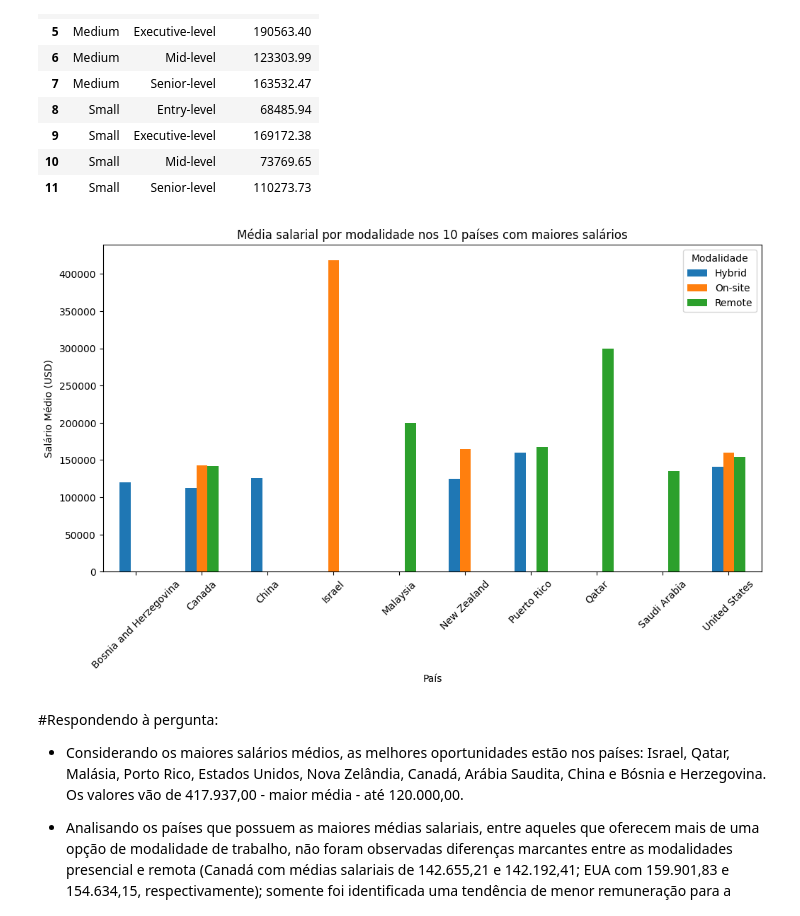
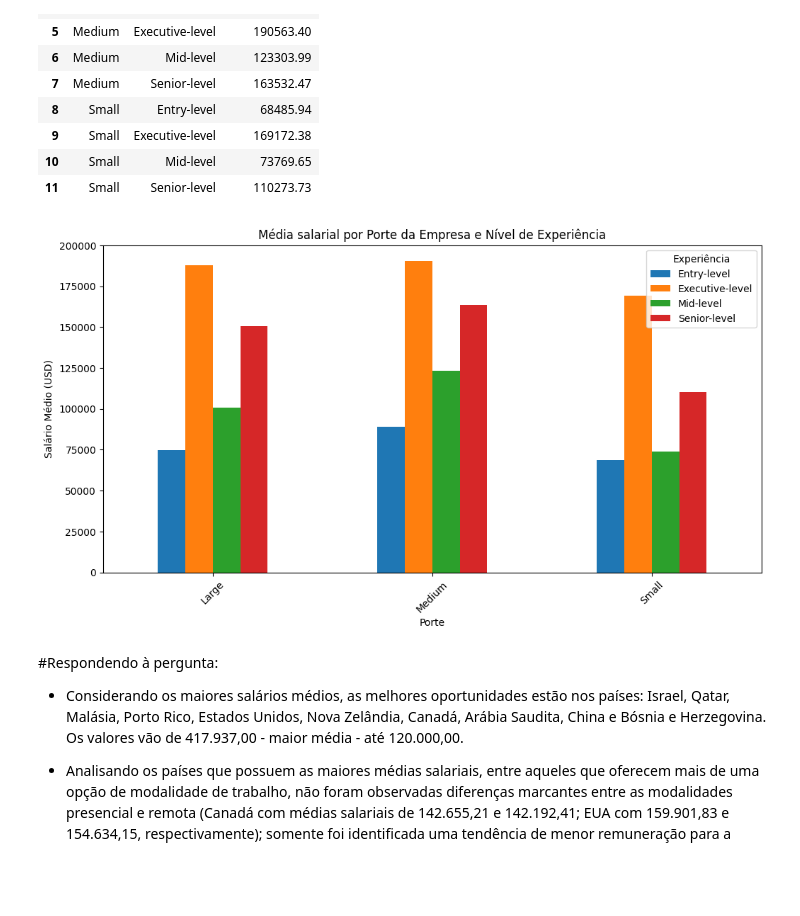
Before and after one commit to victorrp1502/grupo1_caixaverso, a Jupyter notebook: marcos2.ipynb, the cells around one changed output. Saved outputs shown, nothing was run; the diff lists cells and outputs as text; code cells hidden in the pictures; blank space fills up the shorter version.

```diff
--- a/marcos2.ipynb
+++ b/marcos2.ipynb
@@ -89,19 +89,19 @@ media_salario_porte_por_experiencia(df)
 | 10 | Small | Mid-level | 73769.65 |
 | 11 | Small | Senior-level | 110273.73 |
 # %%
-df_top10_modalidade = media_salario_top10_por_modalidade(df)
+df_porte_experiencia = media_salario_porte_por_experiencia(df)
 
-pivot = df_top10_modalidade.pivot(index='País', columns='Modalidade', values='Salário Médio')
+pivot = df_porte_experiencia.pivot(index='Porte', columns='Experiência', values='Salário Médio')
 
 pivot.plot(kind='bar', figsize=(12,6))
-plt.title('Média salarial por modalidade nos 10 países com maiores salários')
+plt.title('Média salarial por Porte da Empresa e Nível de Experiência')
 plt.ylabel('Salário Médio (USD)')
-plt.xlabel('País')
+plt.xlabel('Porte')
 plt.xticks(rotation=45)
-plt.legend(title='Modalidade')
+plt.legend(title='Experiência')
 plt.show()
 # %% [output]
-[figure, old version]
+[figure, new version]
 # %% [markdown]
 #Respondendo à pergunta:
 
```
